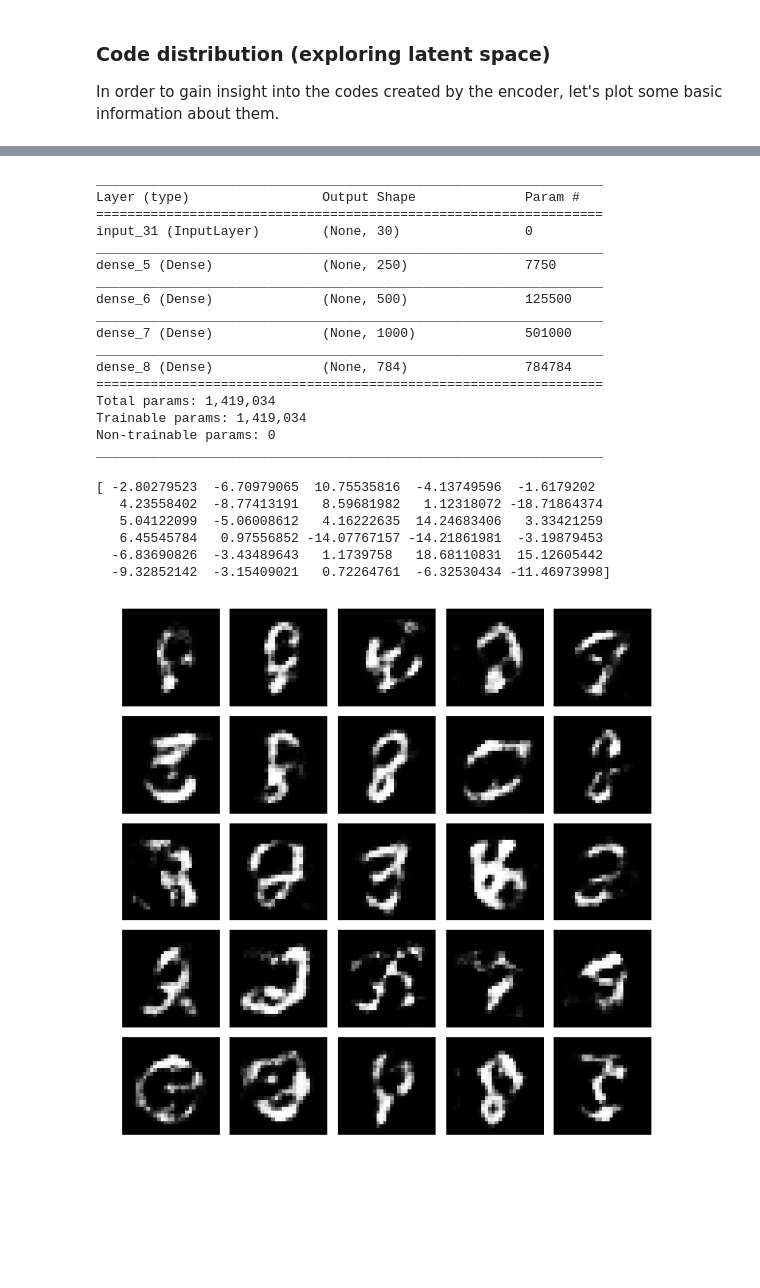
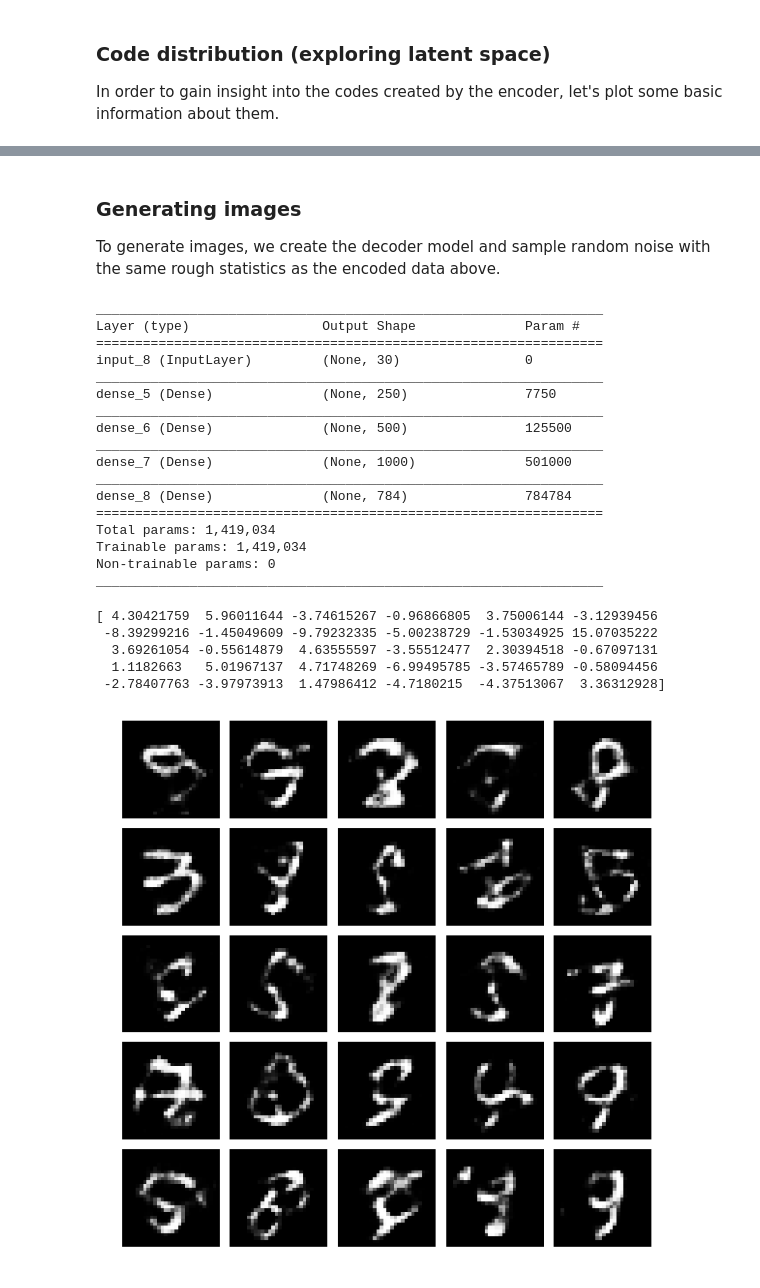
Before and after one commit to lanejere5/bm, a Jupyter notebook: Examples.ipynb, the cells around one changed output, grey strips where cells are left out. Cells and saved outputs as stored; diff of their text form; code cells hidden in the pictures; blank space fills up the shorter version.

```diff
--- a/Examples.ipynb
+++ b/Examples.ipynb
@@ -480,0 +516,32 @@ print(var)
+# %%
+# this one trained for 60 epochs is better for generation
+model_2 = load_model("trained_weights/fine-tuned/keras_model_60_epochs.h5")
+model_2.summary()
+
+# build the encoder model
+
+inputs = Input(shape=(784,))
+
+# the encoder layers of the autoencoder model
+# these layers are frozen
+
+layer1 = model_2.get_layer("dense_1")
+X = layer1(inputs)
+layer1.trainable = False
+
+layer2 = model_2.get_layer("dense_2")
+X = layer2(X)
+layer2.trainable = False
+
+layer3 = model_2.get_layer("dense_3")
+X = layer3(X)
+layer3.trainable = False
+
+layer4 = model_2.get_layer("dense_4")
+Y = layer4(X)
+layer4.trainable = False
+
+encoder_2 = Model(inputs,Y)
+
+encoder_2.compile(loss='categorical_crossentropy', optimizer='adam', metrics=['accuracy'])
+encoder_2.summary()
@@ -481,3 +589,7 @@ print(var)
+# %% [markdown]
+### Generating images
+
+To generate images, we create the decoder model and sample random noise with the same rough statistics as the encoded data above.
 # %%
 # build the generator/decoder model
 
@@ -493,7 +605,7 @@ decoder_2.summary()
 _________________________________________________________________
 Layer (type)                 Output Shape              Param #
 =================================================================
-input_31 (InputLayer)        (None, 30)                0
+input_8 (InputLayer)         (None, 30)                0
 _________________________________________________________________
 dense_5 (Dense)              (None, 250)               7750
 _________________________________________________________________
@@ -508,22 +620,21 @@ Trainable params: 1,419,034
 Non-trainable params: 0
 _________________________________________________________________
 # %%
-noise = 9*np.random.randn(25,30)
+noise = 4.7*(np.random.randn(25,30) -.26)
 print(noise[0])
 image = decoder_2.predict(noise)
 
 f, ax = plt.subplots(5,5, figsize=(10,10),sharex=True)
 for i in range(5):
     for j in range(5):
         ax[i,j].imshow(image[5*i+j].reshape((28,28)),cmap=plt.cm.gray)
         ax[i,j].axis('off')
 plt.subplots_adjust(wspace=0, hspace=.1)
 plt.show()
 # %% [output]
-[ -2.80279523  -6.70979065  10.75535816  -4.13749596  -1.6179202
-   4.23558402  -8.77413191   8.59681982   1.12318072 -18.71864374
-   5.04122099  -5.06008612   4.16222635  14.24683406   3.33421259
-   6.45545784   0.97556852 -14.07767157 -14.21861981  -3.19879453
-  -6.83690826  -3.43489643   1.1739758   18.68110831  15.12605442
-  -9.32852142  -3.15409021   0.72264761  -6.32530434 -11.46973998]
+[ 4.30421759  5.96011644 -3.74615267 -0.96866805  3.75006144 -3.12939456
+ -8.39299216 -1.45049609 -9.79232335 -5.00238729 -1.53034925 15.07035222
+  3.69261054 -0.55614879  4.63555597 -3.55512477  2.30394518 -0.67097131
+  1.1182663   5.01967137  4.71748269 -6.99495785 -3.57465789 -0.58094456
+ -2.78407763 -3.97973913  1.47986412 -4.7180215  -4.37513067  3.36312928]
-[figure, old version]
+[figure, new version]
```
Also changed, not shown: parts of 35 cells of this notebook.
